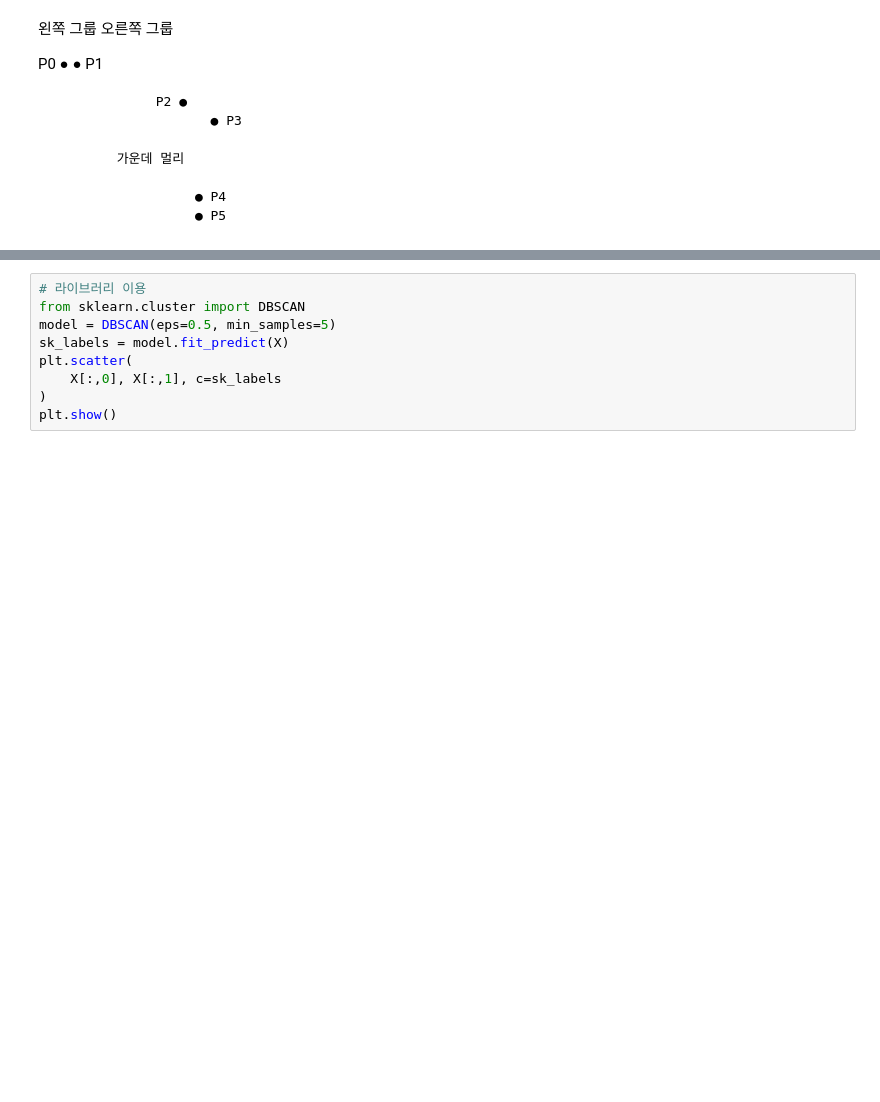
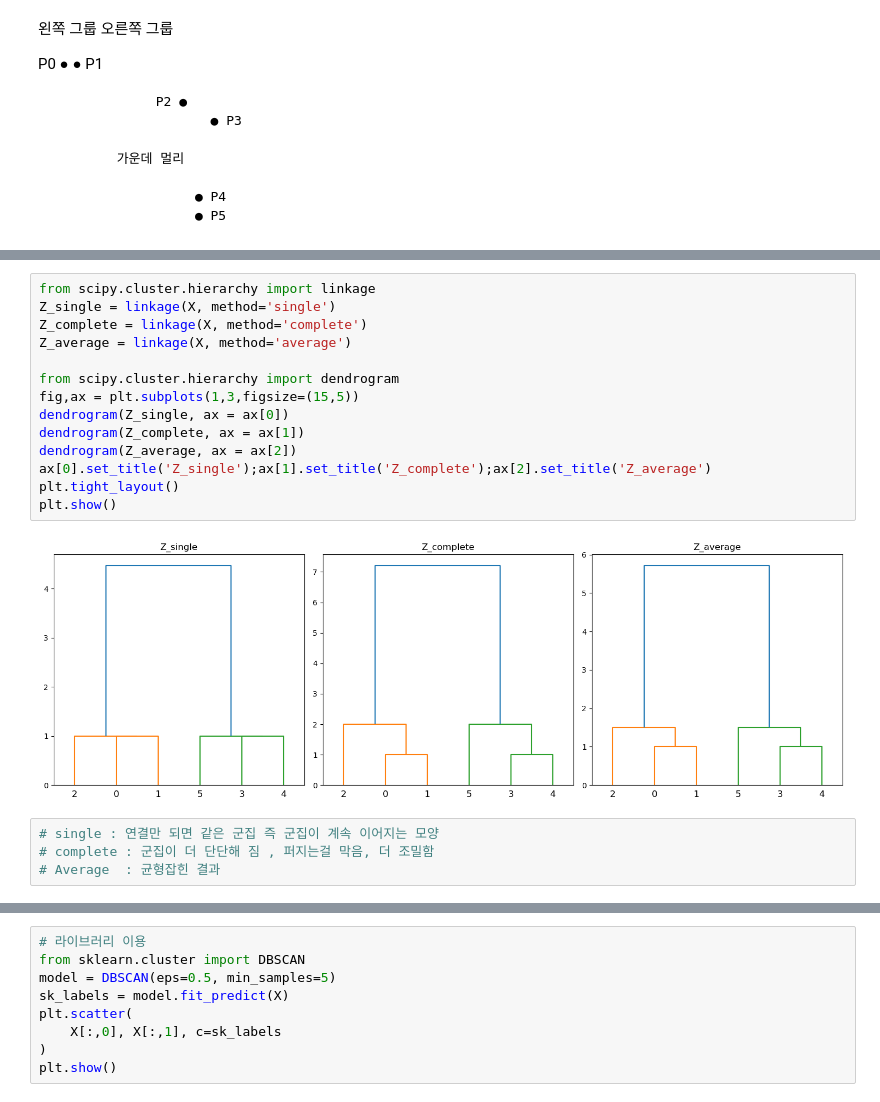
Before and after one commit to skn29teacher/skn29_lecture, a Jupyter notebook: 머신러닝/09.군집/DBSCAN.ipynb, the cells around one changed output, grey strips where cells are left out. Drawn from its saved outputs; the diff is of its cells as text; blank space fills up the shorter version.

```diff
--- a/머신러닝/09.군집/DBSCAN.ipynb
+++ b/머신러닝/09.군집/DBSCAN.ipynb
@@ -133,0 +160,20 @@ P0 ●
+# %%
+from scipy.cluster.hierarchy import linkage
+Z_single = linkage(X, method='single')
+Z_complete = linkage(X, method='complete')
+Z_average = linkage(X, method='average')
+
+from scipy.cluster.hierarchy import dendrogram
+fig,ax = plt.subplots(1,3,figsize=(15,5))
+dendrogram(Z_single, ax = ax[0])
+dendrogram(Z_complete, ax = ax[1])
+dendrogram(Z_average, ax = ax[2])
+ax[0].set_title('Z_single');ax[1].set_title('Z_complete');ax[2].set_title('Z_average')
+plt.tight_layout()
+plt.show()
+# %% [output]
+[figure, added]
+# %%
+# single : 연결만 되면 같은 군집 즉 군집이 계속 이어지는 모양
+# complete : 군집이 더 단단해 짐 , 퍼지는걸 막음, 더 조밀함
+# Average  : 균형잡힌 결과
```
Also changed, not shown: parts of 6 cells of this notebook.
